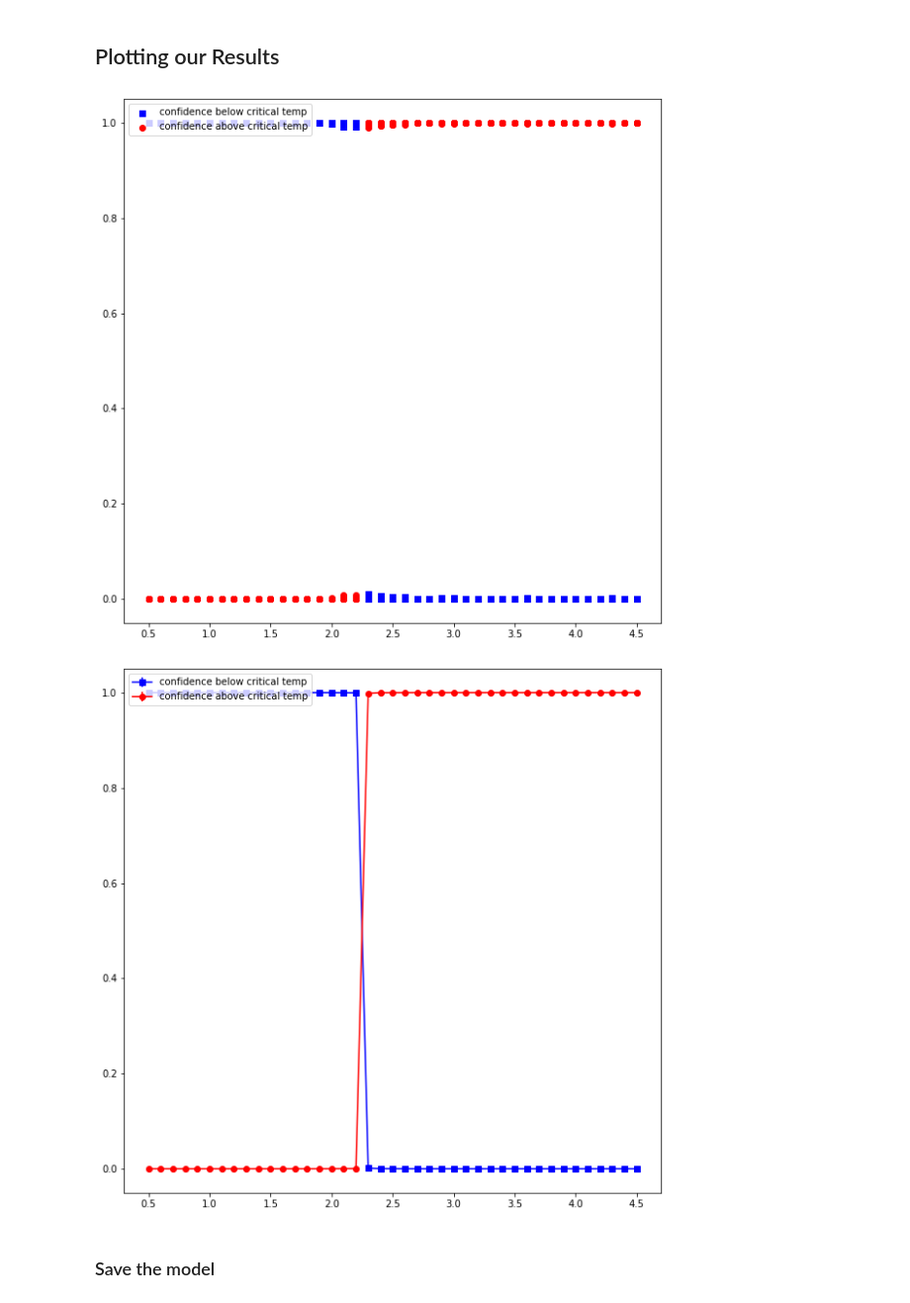
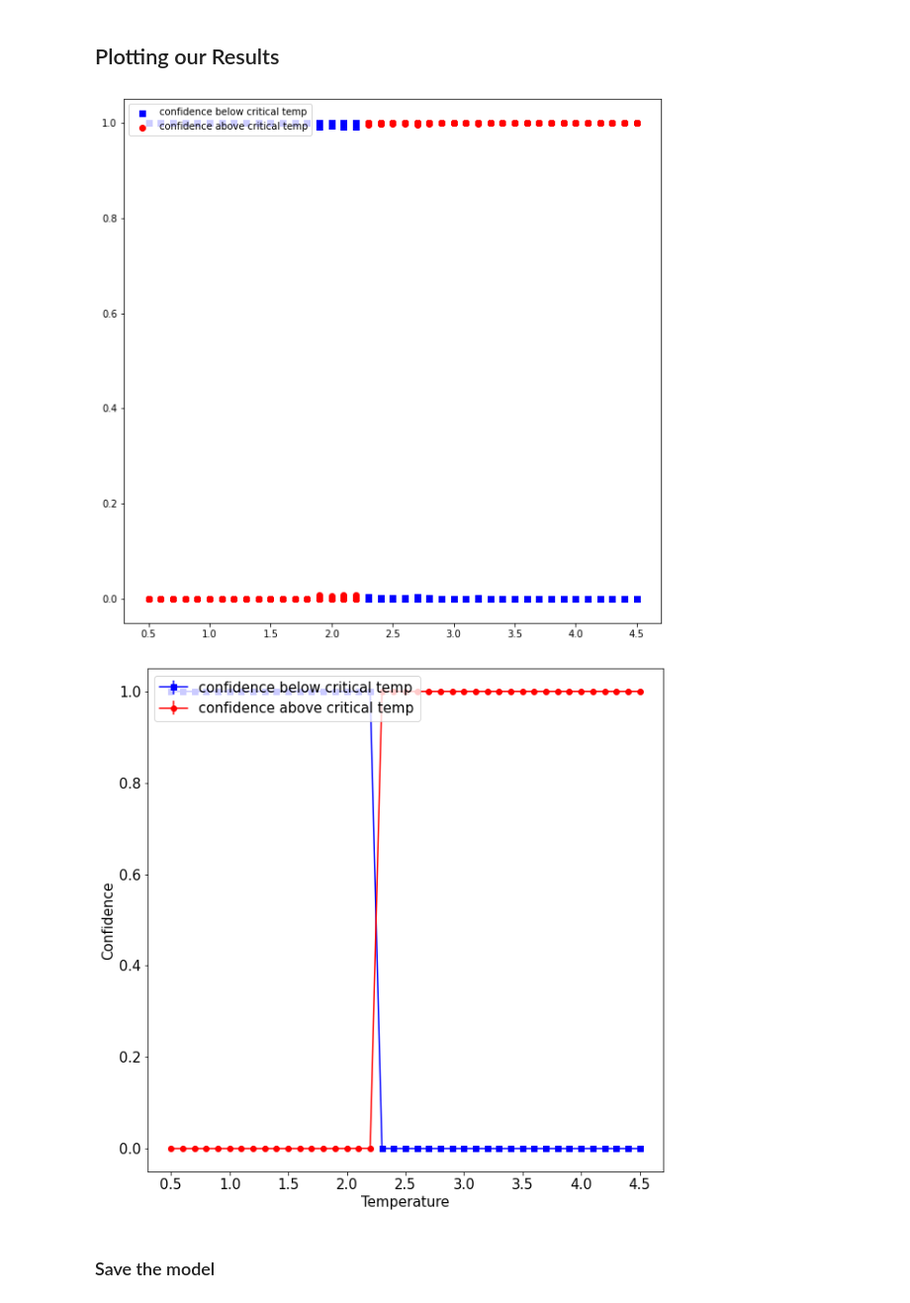
Before and after one commit to rohan-datar/phys_0704_project, a Jupyter notebook: ML_Spin_Model/Classification_Model.ipynb, the cells around one changed output. Shown at 99% size. Drawn from its saved outputs; the diff is of its cells as text; code cells hidden in the pictures.

```diff
--- a/ML_Spin_Model/Classification_Model.ipynb
+++ b/ML_Spin_Model/Classification_Model.ipynb
@@ -83,7 +83,7 @@ class SpinClassifier(nn.Module):
                                  nn.ReLU(),
                                  nn.MaxPool2d(kernel_size=2, stride=2),
                                  nn.Flatten(),
-                                 nn.Linear(self.output_dim*6*6, self.output_dim)]
+                                 nn.Linear(self.output_dim*7*7, self.output_dim)]
             self.layers = conv_block(self.layer_size, self.num_layers)
         else:
             self.input_layer = [nn.Linear(self.input_dim, self.layer_size), nn.ReLU()]
@@ -102,7 +102,7 @@ class SpinClassifier(nn.Module):
 # %% [markdown]
 Now we can set up the model and the training
 # %%
-DEVICE = "cpu" #torch.device("cuda:0" if torch.cuda.is_available() else "cpu")
+DEVICE = torch.device("cuda:0" if torch.cuda.is_available() else "cpu")
 # %%
 model = SpinClassifier(input_size, hidden_layers, layer_size, num_classes, conv).to(DEVICE)
 
@@ -174,6 +174,7 @@ Now we can plot our loss to see how the model improved over time
 # plt.grid(True)
 # plt.legend()
 # plt.show()
+plt.rcParams.update({'font.size': 15})
 
 fig, axes = plt.subplots(figsize=(15,10))
 axes.plot(range(max_epochs),train_loss_history,'-',linewidth=3,label='Train error')
@@ -197,10 +198,11 @@ temp_pred_below = []
 temp_pred_above = []
 for idx in range(len(benchmark_data)):
   image, label = benchmark_data[idx]
+  image = image.to(DEVICE)
   predicted_output = model(image.unsqueeze(0))
 
   # Need to apply softmax to get probabilities
-  prob_output = torch.nn.functional.softmax(predicted_output).detach().numpy()
+  prob_output = torch.nn.functional.softmax(predicted_output).cpu().detach().numpy()
   predicted_label = torch.argmax(predicted_output).item()
   # print(f"predicted label: {predicted_label}, actual label: {label}")
 
@@ -218,10 +220,11 @@ ax.scatter([x[0] for x in temp_pred_above], [x[1] for x in temp_pred_above], c='
 plt.legend(loc='upper left');
 plt.show()
 # %% [output]
-[figure, old version]
+[figure, new version]
 # %%
 #plot the average confidence for each temperature with error bars
 #error bars are standard deviation devide by sqrt of number of samples
+
 
 # get the average & standard deviation of confidence for each temperature
 temp_pred_below_avg = {}
@@ -241,32 +244,35 @@ for temp, pred in temp_pred_below:
     else:
         temp_pred_below_std[temp] = [pred]
 
 for temp, pred in temp_pred_above:
     if temp in temp_pred_above_avg:
         temp_pred_above_avg[temp].append(pred)
     else:
         temp_pred_above_avg[temp] = [pred]
 
     if temp in temp_pred_above_std:
         temp_pred_above_std[temp].append(pred)
     else:
         temp_pred_above_std[temp] = [pred]
 
 temp_pred_above_avg = {temp: np.mean(pred) for temp, pred in temp_pred_above_avg.items()}
 temp_pred_below_avg = {temp: np.mean(pred) for temp, pred in temp_pred_below_avg.items()}
 
 temp_pred_above_err = {temp: np.std(pred)/np.sqrt(len(pred)) for temp, pred in temp_pred_above_std.items()}
 temp_pred_below_err = {temp: np.std(pred)/np.sqrt(len(pred)) for temp, pred in temp_pred_below_std.items()}
 
 
 #plot the data
 fig = plt.figure(figsize=(10,10))
 ax = fig.add_subplot(111)
 ax.errorbar(list(temp_pred_below_avg.keys()), list(temp_pred_below_avg.values()), yerr=list(temp_pred_below_err.values()), c='b', marker="s", label='confidence below critical temp')
 ax.errorbar(list(temp_pred_above_avg.keys()), list(temp_pred_above_avg.values()), yerr=list(temp_pred_above_err.values()), c='r', marker="o", label='confidence above critical temp')
+#label the axes
+plt.xlabel('Temperature')
+plt.ylabel('Confidence')
 
 plt.legend(loc='upper left');
 plt.show()
 # %% [output]
-[figure, old version]
+[figure, new version]
 # %%
```
Also changed, not shown: parts of 7 cells of this notebook, 1 other file.
